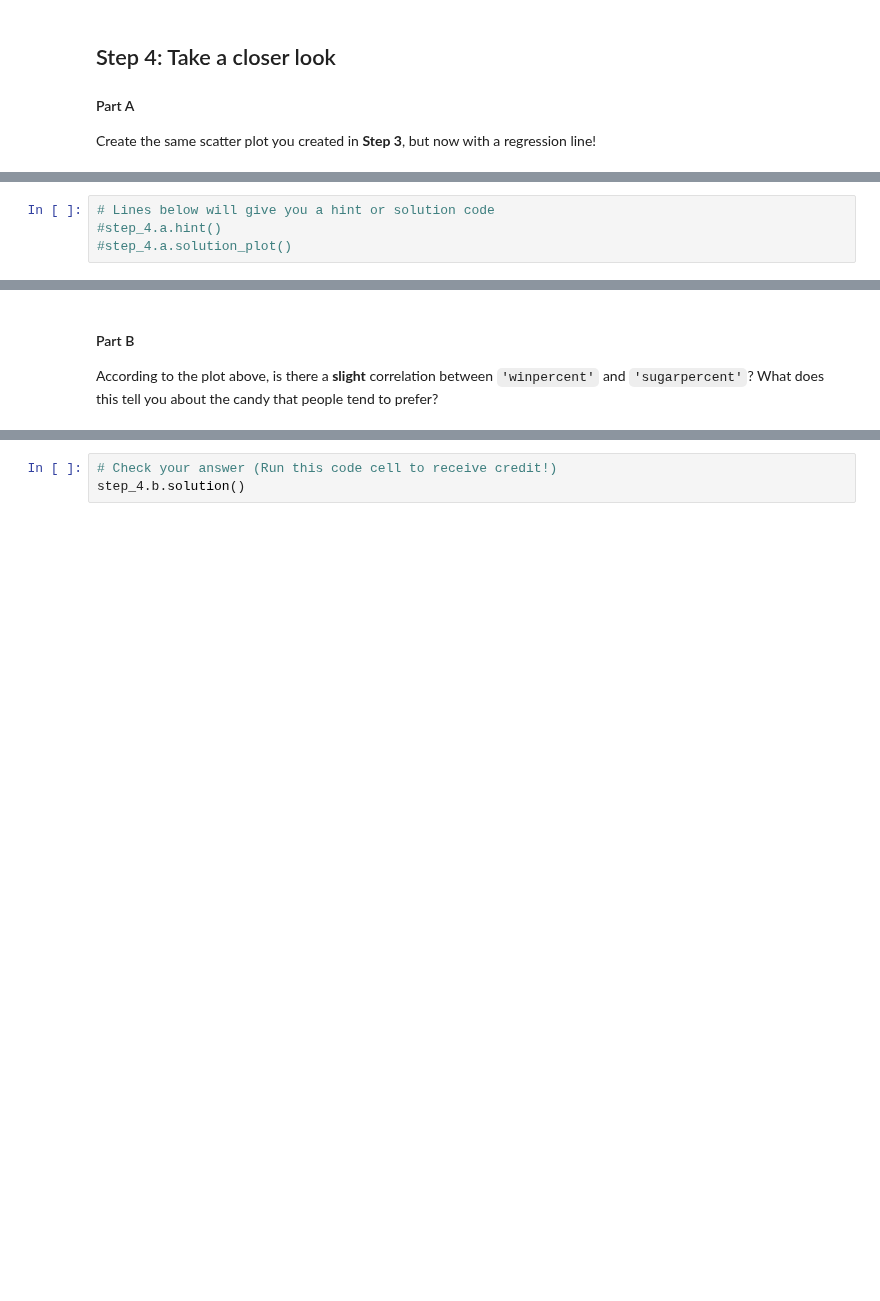
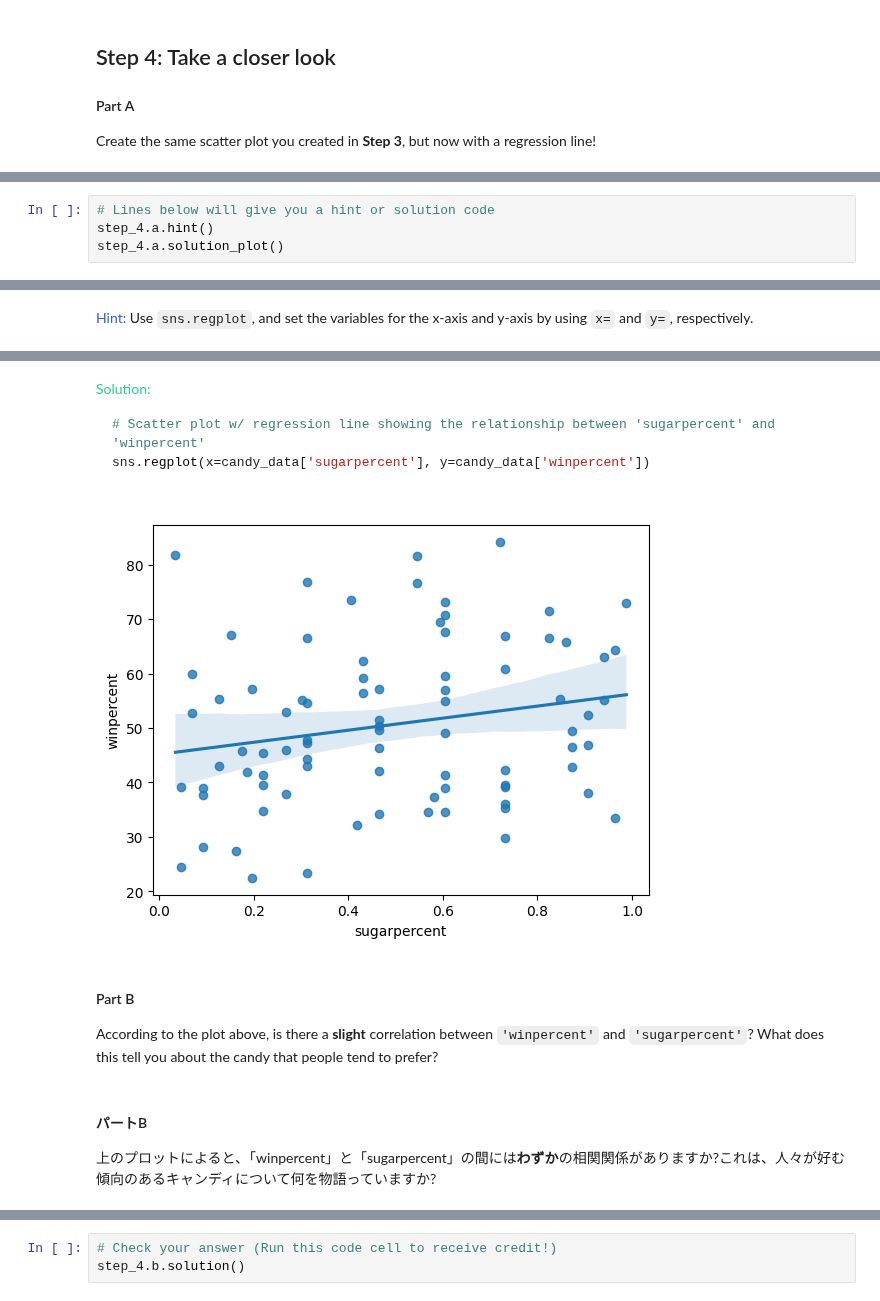
Before and after one commit to manul280/Kaggle, a Jupyter notebook: DataVisualization/4B-Exercise-ScatterPlots.ipynb, the cells around one changed output, grey strips where cells are left out. Cells and saved outputs as stored; diff of their text form; blank space fills up the shorter version.

````diff
--- a/DataVisualization/4B-Exercise-ScatterPlots.ipynb
+++ b/DataVisualization/4B-Exercise-ScatterPlots.ipynb
@@ -149,4 +253,5 @@ step_4.a.check()
 # %%
 # Lines below will give you a hint or solution code
-#step_4.a.hint()
-#step_4.a.solution_plot()
+step_4.a.hint()
+step_4.a.solution_plot()
+# %% [output]
@@ -152,0 +259 @@ step_4.a.check()
+<span style="color:#3366cc">Hint:</span> Use `sns.regplot`, and set the variables for the x-axis and y-axis by using `x=` and `y=`, respectively.
@@ -153,5 +261,16 @@ step_4.a.check()
+<span style="color:#33cc99">Solution:</span>
+```python
+# Scatter plot w/ regression line showing the relationship between 'sugarpercent' and 'winpercent'
+sns.regplot(x=candy_data['sugarpercent'], y=candy_data['winpercent'])
+
+```
+[figure, added]
 # %% [markdown]
 #### Part B
 
 According to the plot above, is there a **slight** correlation between `'winpercent'` and `'sugarpercent'`?  What does this tell you about the candy that people tend to prefer?
+# %% [markdown]
+#### パートB
+
+上のプロットによると、「winpercent」と「sugarpercent」の間には**わずか**の相関関係がありますか?これは、人々が好む傾向のあるキャンディについて何を物語っていますか?
 # %%
````
Also changed, not shown: parts of 41 cells of this notebook.
